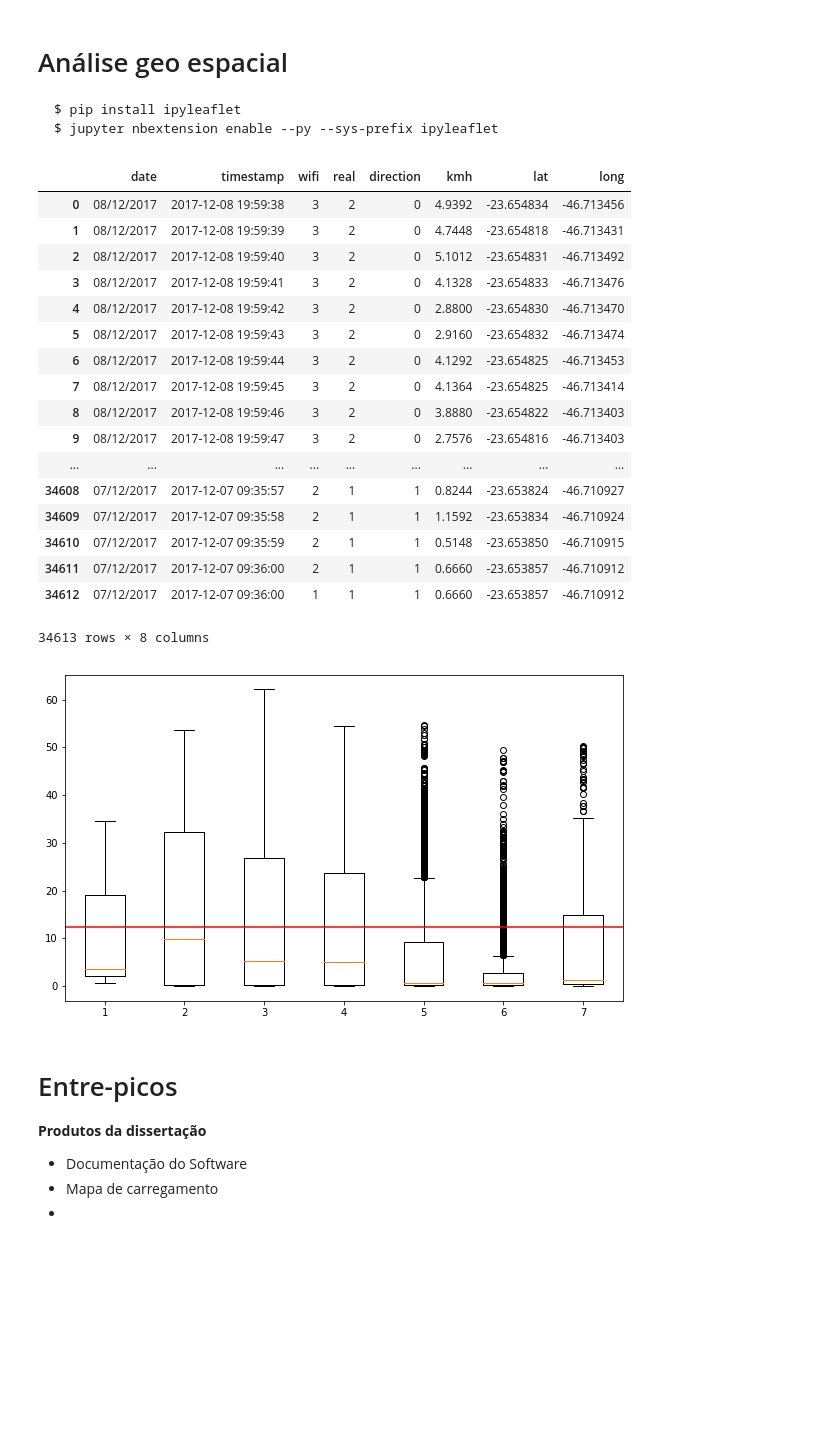
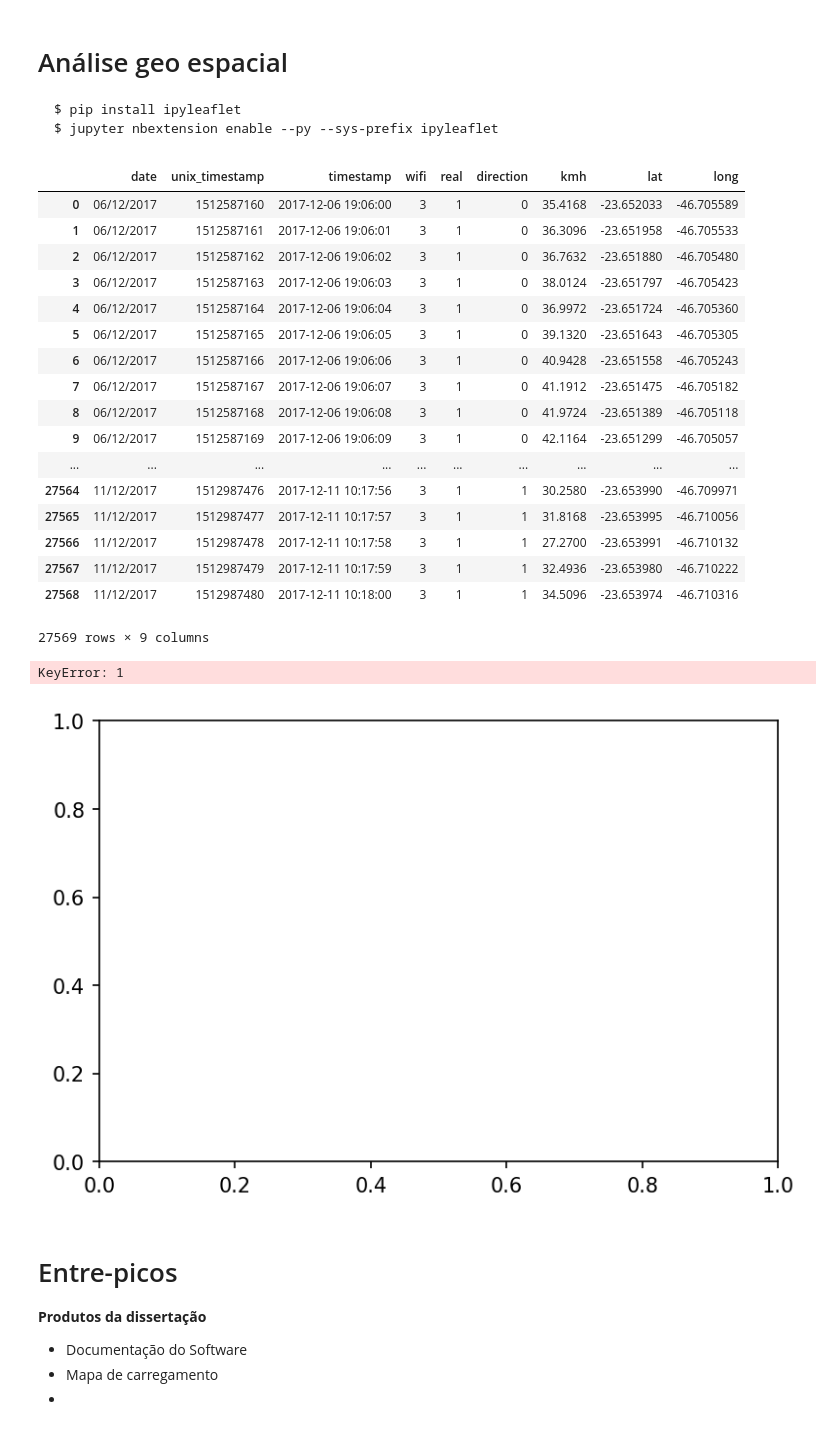
Before and after one commit to hilios/wifi-apc-analysis, a Jupyter notebook: geo-analysis.ipynb, the cells around one changed output. Drawn from its saved outputs; the diff is of its cells as text; code cells hidden in the pictures; blank space fills up the shorter version.

```diff
--- a/geo-analysis.ipynb
+++ b/geo-analysis.ipynb
@@ -72,6 +72,7 @@ data = (
     .filter(col("g.timestamp").isNotNull() & col("lat").isNotNull() & col("long").isNotNull())
     .select(
         "o.date",
+        col("g.timestamp").cast("long").alias("unix_timestamp"),
         col("g.timestamp").alias("timestamp"),
         col("wifi_occupation").alias("wifi"),
         col("real_occupation").alias("real"),
@@ -80,40 +81,48 @@ data = (
         "g.lat",
         "g.long"
     )
+    .dropDuplicates(["unix_timestamp"])
+    .orderBy("unix_timestamp", "lat", "long")
 )
 
-save_csv(data, "gps_rides.csv")
+save_csv(data, "occupation-gps-log.csv")
 
 data.toPandas()
 # %% [output]
-|  | date | timestamp | wifi | real | direction | kmh | lat | long |
-| 0 | 08/12/2017 | 2017-12-08 19:59:38 | 3 | 2 | 0 | 4.9392 | -23.654834 | -46.713456 |
-| 1 | 08/12/2017 | 2017-12-08 19:59:39 | 3 | 2 | 0 | 4.7448 | -23.654818 | -46.713431 |
-| 2 | 08/12/2017 | 2017-12-08 19:59:40 | 3 | 2 | 0 | 5.1012 | -23.654831 | -46.713492 |
-| 3 | 08/12/2017 | 2017-12-08 19:59:41 | 3 | 2 | 0 | 4.1328 | -23.654833 | -46.713476 |
-| 4 | 08/12/2017 | 2017-12-08 19:59:42 | 3 | 2 | 0 | 2.8800 | -23.654830 | -46.713470 |
-| 5 | 08/12/2017 | 2017-12-08 19:59:43 | 3 | 2 | 0 | 2.9160 | -23.654832 | -46.713474 |
-| 6 | 08/12/2017 | 2017-12-08 19:59:44 | 3 | 2 | 0 | 4.1292 | -23.654825 | -46.713453 |
-| 7 | 08/12/2017 | 2017-12-08 19:59:45 | 3 | 2 | 0 | 4.1364 | -23.654825 | -46.713414 |
-| 8 | 08/12/2017 | 2017-12-08 19:59:46 | 3 | 2 | 0 | 3.8880 | -23.654822 | -46.713403 |
-| 9 | 08/12/2017 | 2017-12-08 19:59:47 | 3 | 2 | 0 | 2.7576 | -23.654816 | -46.713403 |
-| ... | ... | ... | ... | ... | ... | ... | ... | ... |
-| 34608 | 07/12/2017 | 2017-12-07 09:35:57 | 2 | 1 | 1 | 0.8244 | -23.653824 | -46.710927 |
-| 34609 | 07/12/2017 | 2017-12-07 09:35:58 | 2 | 1 | 1 | 1.1592 | -23.653834 | -46.710924 |
-| 34610 | 07/12/2017 | 2017-12-07 09:35:59 | 2 | 1 | 1 | 0.5148 | -23.653850 | -46.710915 |
-| 34611 | 07/12/2017 | 2017-12-07 09:36:00 | 2 | 1 | 1 | 0.6660 | -23.653857 | -46.710912 |
-| 34612 | 07/12/2017 | 2017-12-07 09:36:00 | 1 | 1 | 1 | 0.6660 | -23.653857 | -46.710912 |
+|  | date | unix_timestamp | timestamp | wifi | real | direction | kmh | lat | long |
+| 0 | 06/12/2017 | 1512587160 | 2017-12-06 19:06:00 | 3 | 1 | 0 | 35.4168 | -23.652033 | -46.705589 |
+| 1 | 06/12/2017 | 1512587161 | 2017-12-06 19:06:01 | 3 | 1 | 0 | 36.3096 | -23.651958 | -46.705533 |
+| 2 | 06/12/2017 | 1512587162 | 2017-12-06 19:06:02 | 3 | 1 | 0 | 36.7632 | -23.651880 | -46.705480 |
+| 3 | 06/12/2017 | 1512587163 | 2017-12-06 19:06:03 | 3 | 1 | 0 | 38.0124 | -23.651797 | -46.705423 |
+| 4 | 06/12/2017 | 1512587164 | 2017-12-06 19:06:04 | 3 | 1 | 0 | 36.9972 | -23.651724 | -46.705360 |
+| 5 | 06/12/2017 | 1512587165 | 2017-12-06 19:06:05 | 3 | 1 | 0 | 39.1320 | -23.651643 | -46.705305 |
+| 6 | 06/12/2017 | 1512587166 | 2017-12-06 19:06:06 | 3 | 1 | 0 | 40.9428 | -23.651558 | -46.705243 |
+| 7 | 06/12/2017 | 1512587167 | 2017-12-06 19:06:07 | 3 | 1 | 0 | 41.1912 | -23.651475 | -46.705182 |
+| 8 | 06/12/2017 | 1512587168 | 2017-12-06 19:06:08 | 3 | 1 | 0 | 41.9724 | -23.651389 | -46.705118 |
+| 9 | 06/12/2017 | 1512587169 | 2017-12-06 19:06:09 | 3 | 1 | 0 | 42.1164 | -23.651299 | -46.705057 |
+| ... | ... | ... | ... | ... | ... | ... | ... | ... | ... |
+| 27564 | 11/12/2017 | 1512987476 | 2017-12-11 10:17:56 | 3 | 1 | 1 | 30.2580 | -23.653990 | -46.709971 |
+| 27565 | 11/12/2017 | 1512987477 | 2017-12-11 10:17:57 | 3 | 1 | 1 | 31.8168 | -23.653995 | -46.710056 |
+| 27566 | 11/12/2017 | 1512987478 | 2017-12-11 10:17:58 | 3 | 1 | 1 | 27.2700 | -23.653991 | -46.710132 |
+| 27567 | 11/12/2017 | 1512987479 | 2017-12-11 10:17:59 | 3 | 1 | 1 | 32.4936 | -23.653980 | -46.710222 |
+| 27568 | 11/12/2017 | 1512987480 | 2017-12-11 10:18:00 | 3 | 1 | 1 | 34.5096 | -23.653974 | -46.710316 |
-34613 rows × 8 columns
+27569 rows × 9 columns
 # %%
 d = data.toPandas()
+m = d['kmh'].mean()
 
-fig, ax = plt.subplots(figsize=(10, 6))
+fig, ax = plt.subplots(dpi=150, figsize=(6, 4))
 
-ax.boxplot([d.groupby('wifi')['kmh'].get_group(i).values for i in [1,2,3,4,5,6,7]])
-plt.axhline(d['kmh'].mean(), color='r')
+ax.boxplot([d.groupby('wifi')['kmh'].get_group(i).values for i in [1,2,3,4,5,6,7]], whis='range')
+ax.set_ylabel("Velocidade (km/h)", labelpad=15)
+ax.set_xlabel("Ocupação", labelpad=10)
+# ax.annotate("%.2f km/h" % m,   xy=(6.3, m + 2))
+mean_line = plt.axhline(m, color='r', linestyle='--')
+plt.legend([mean_line], ["Vel. média: %.2f km/h" % m])
 plt.show()
 # %% [output]
+KeyError: 1
-[figure, old version]
+[figure, new version]
 # %% [markdown]
 # Entre-picos
 
```
Also changed, not shown: parts of 1 cell of this notebook, 1 other file.
